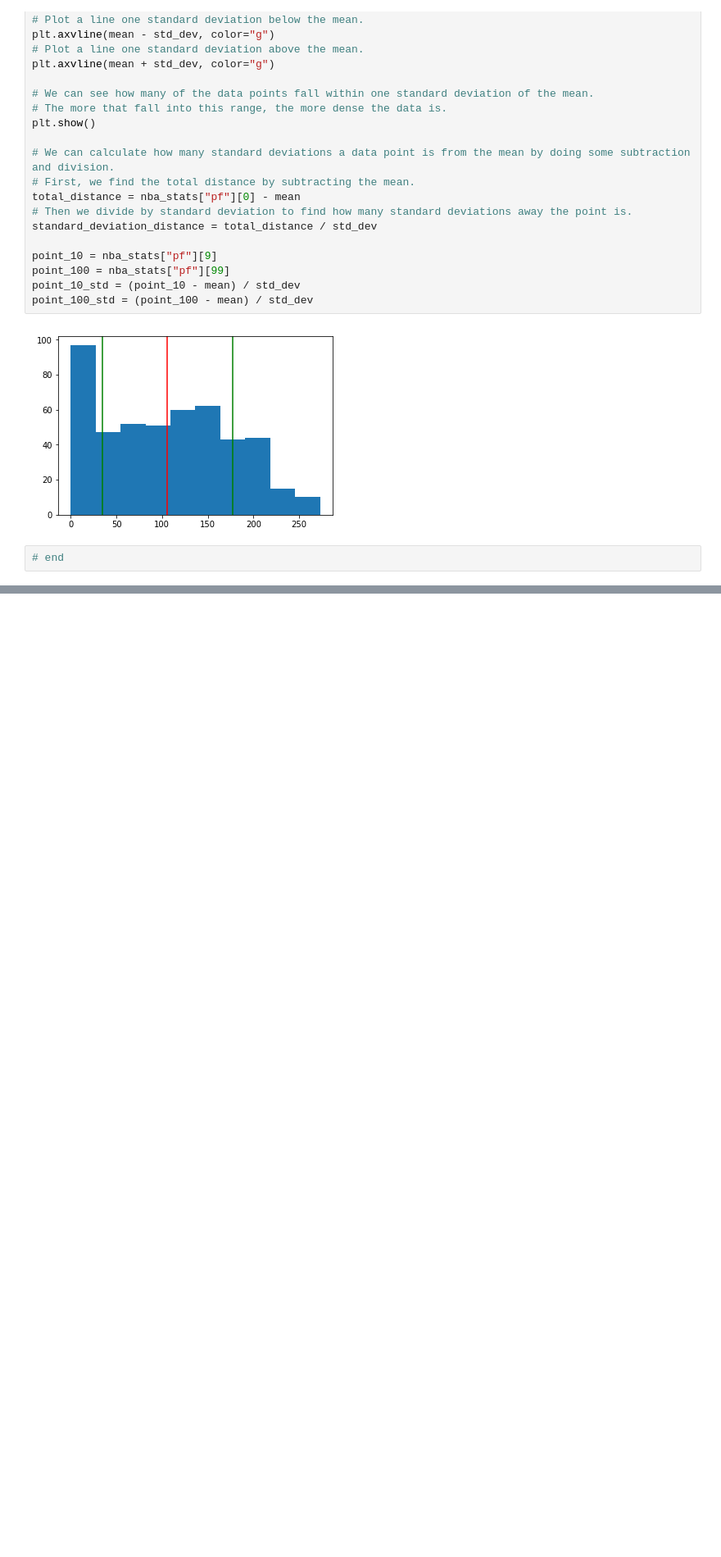
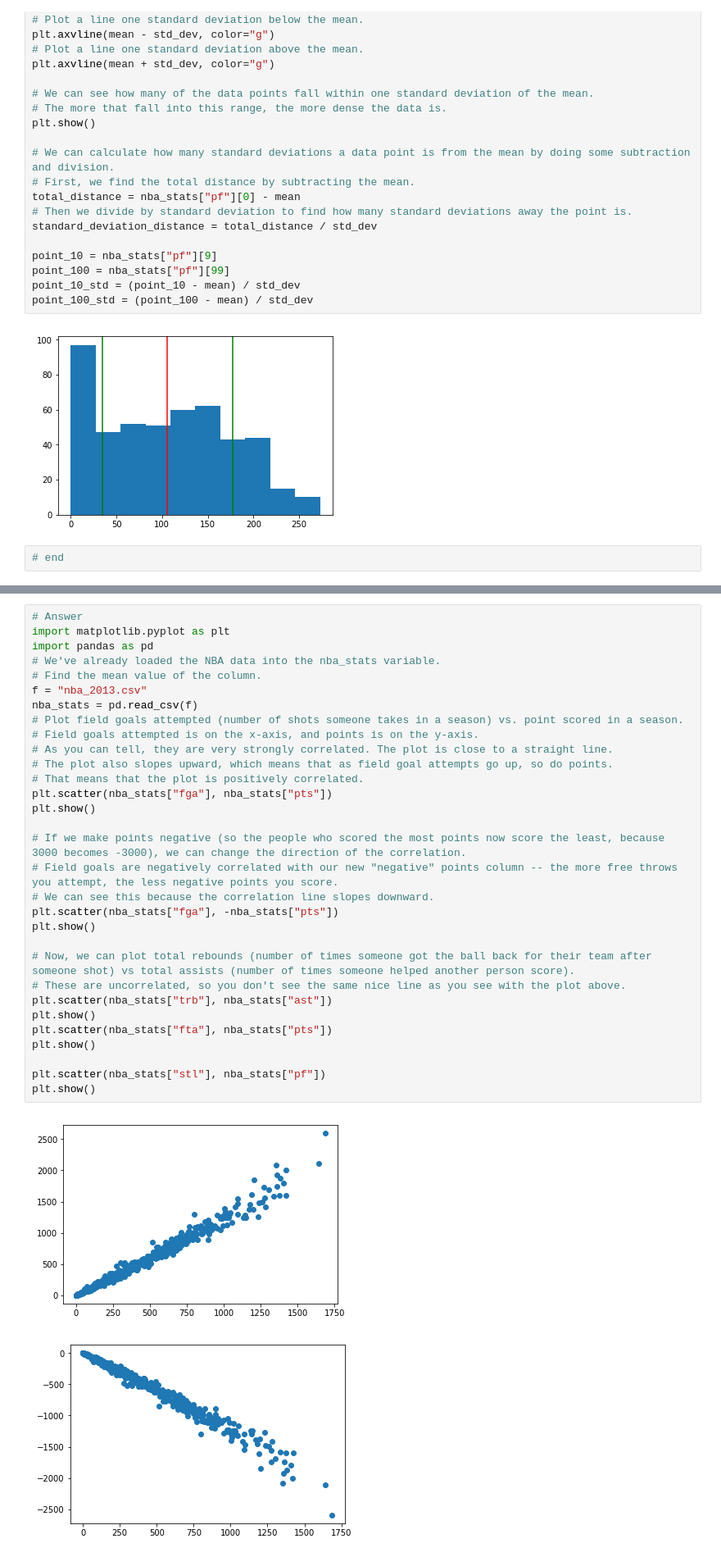
Before and after one commit to CoderLISIDI/learnDataScience, a Jupyter notebook: STEP_5_Probability and Statistics/Course1_Probability and Statistics in Python_Beginner/2Standard Deviation and Correlation/2Standard Deviation and Correlation.ipynb, the cells around one changed output, grey strips where cells are left out. Shown at 82% size. Cells and saved outputs as stored; diff of their text form; blank space fills up the shorter version.

```diff
--- a/STEP_5_Probability and Statistics/Course1_Probability and Statistics in Python_Beginner/2Standard Deviation and Correlation/2Standard Deviation and Correlation.ipynb
+++ b/STEP_5_Probability and Statistics/Course1_Probability and Statistics in Python_Beginner/2Standard Deviation and Correlation/2Standard Deviation and Correlation.ipynb
@@ -331,0 +504,34 @@ point_100_std = (point_100 - mean) / std_dev
+# %%
+# Answer
+import matplotlib.pyplot as plt
+import pandas as pd
+# We've already loaded the NBA data into the nba_stats variable.
+# Find the mean value of the column.
+f = "nba_2013.csv"
+nba_stats = pd.read_csv(f)
+# Plot field goals attempted (number of shots someone takes in a season) vs. point scored in a season.
+# Field goals attempted is on the x-axis, and points is on the y-axis.
+# As you can tell, they are very strongly correlated. The plot is close to a straight line.
+# The plot also slopes upward, which means that as field goal attempts go up, so do points.
+# That means that the plot is positively correlated.
+plt.scatter(nba_stats["fga"], nba_stats["pts"])
+plt.show()
+
+# If we make points negative (so the people who scored the most points now score the least, because 3000 becomes -3000), we can change the direction of the correlation.
+# Field goals are negatively correlated with our new "negative" points column -- the more free throws you attempt, the less negative points you score.
+# We can see this because the correlation line slopes downward.
+plt.scatter(nba_stats["fga"], -nba_stats["pts"])
+plt.show()
+
+# Now, we can plot total rebounds (number of times someone got the ball back for their team after someone shot) vs total assists (number of times someone helped another person score).
+# These are uncorrelated, so you don't see the same nice line as you see with the plot above.
+plt.scatter(nba_stats["trb"], nba_stats["ast"])
+plt.show()
+plt.scatter(nba_stats["fta"], nba_stats["pts"])
+plt.show()
+
+plt.scatter(nba_stats["stl"], nba_stats["pf"])
+plt.show()
+# %% [output]
+[figure, added]
+[figure, added]
```
Also changed, not shown: parts of 33 cells of this notebook, 4 other files.
